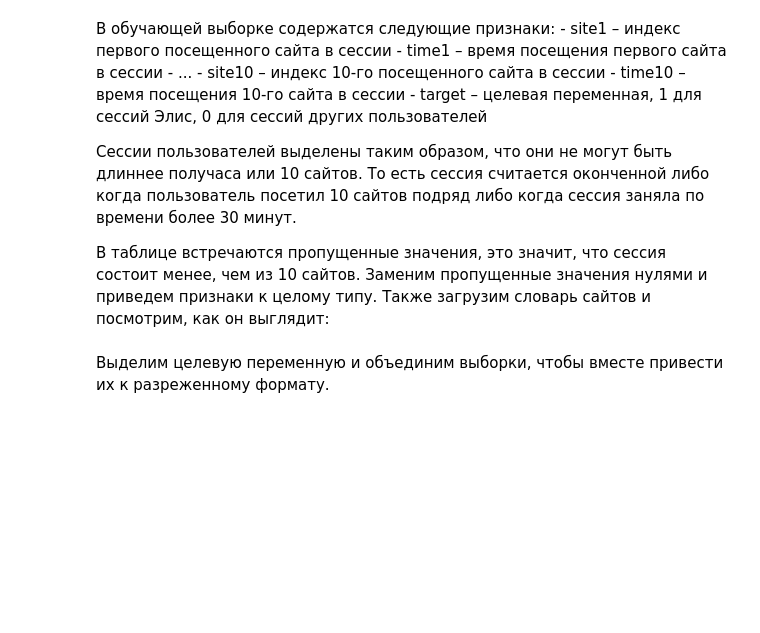
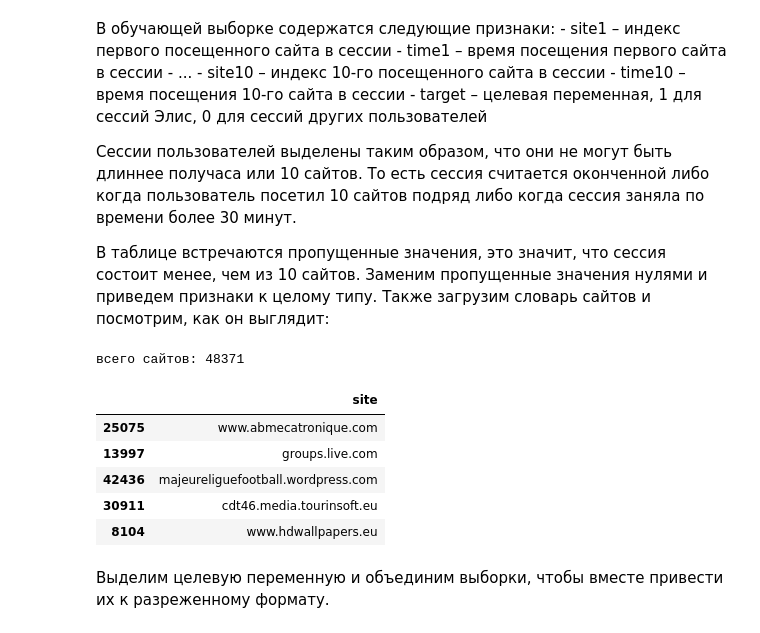
Before and after one commit to PavelPanchuk/AI_LABS, a Jupyter notebook: lab5-linear/Lab-5-Task.ipynb, the cells around one changed output. Saved outputs shown, nothing was run; the diff lists cells and outputs as text; code cells hidden in the pictures; blank space fills up the shorter version.

```diff
--- a/lab5-linear/Lab-5-Task.ipynb
+++ b/lab5-linear/Lab-5-Task.ipynb
@@ -47,19 +56,27 @@ train_df.head()
 # %%
 # приведем колонки site1, ..., site10 к целочисленному формату и заменим пропуски нулями
 sites = ['site%s' % i for i in range(1, 11)]
 train_df[sites] = train_df[sites].fillna(0).astype('int')
 test_df[sites] = test_df[sites].fillna(0).astype('int')
 
 # загрузим словарик сайтов
-with open(r"../../data/site_dic.pkl", "rb") as input_file:
+with open(r"site_dic.pkl", "rb") as input_file:
     site_dict = pickle.load(input_file)
 
 # датафрейм словарика сайтов
 sites_dict_df = pd.DataFrame(list(site_dict.keys()),
                           index=list(site_dict.values()),
                           columns=['site'])
 print(u'всего сайтов:', sites_dict_df.shape[0])
 sites_dict_df.head()
+# %% [output]
+всего сайтов: 48371
+|  | site |
+| 25075 | www.abmecatronique.com |
+| 13997 | groups.live.com |
+| 42436 | majeureliguefootball.wordpress.com |
+| 30911 | cdt46.media.tourinsoft.eu |
+| 8104 | www.hdwallpapers.eu |
 # %% [markdown]
 Выделим целевую переменную и объединим выборки, чтобы вместе привести их к разреженному формату.
 # %%
```
Also changed, not shown: parts of 7 cells of this notebook, 22 other files.
